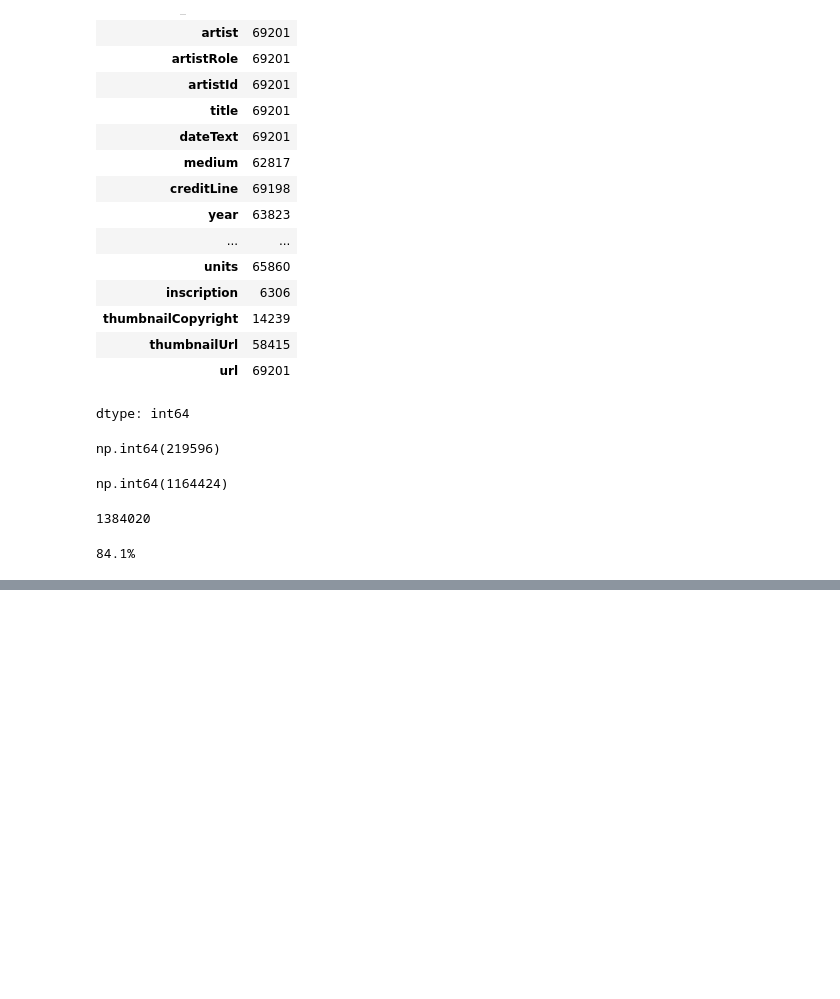
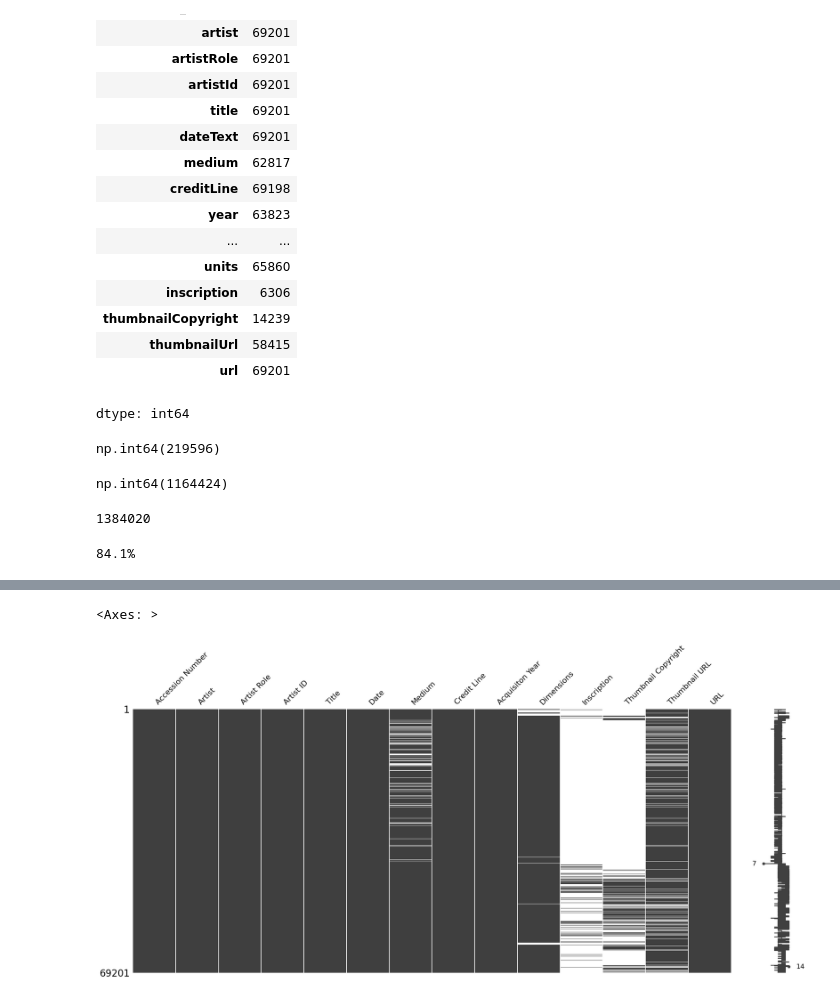
Before and after one commit to omar-mohamed-azab/Polimi-Data-and-Information-Quality-Project, a Jupyter notebook: src/Project.ipynb, the cells around one changed output, grey strips where cells are left out. Saved outputs shown, nothing was run; the diff lists cells and outputs as text; code cells hidden in the pictures; blank space fills up the shorter version.

```diff
--- a/src/Project.ipynb
+++ b/src/Project.ipynb
@@ -164,0 +189,12 @@ print(Completeness)
+# %%
+# Renaming columns
+artwork_data = artwork_data.rename(columns = {'accession_number':'Accession Number','artist': 'Artist','artistRole':'Artist Role','artistId':'Artist ID', 'title': 'Title','dateText': 'Date', 'medium': 'Medium', 'creditLine': 'Credit Line', 'acquisitionYear': 'Acquisiton Year', 'dimensions': 'Dimensions','inscription': 'Inscription' ,'thumbnailCopyright': 'Thumbnail Copyright', 'thumbnailUrl': 'Thumbnail URL', 'url': 'URL'})
+# %%
+# Dropping redundant columns
+artwork_data = artwork_data.drop(['id','width', 'height', 'depth', 'units', 'year'], axis =1)
+# %%
+# Checking for missing data using missingno library
+mno.matrix(artwork_data)
+# %% [output]
+<Axes: >
+[figure, added]
```
Also changed, not shown: parts of 13 cells of this notebook.
